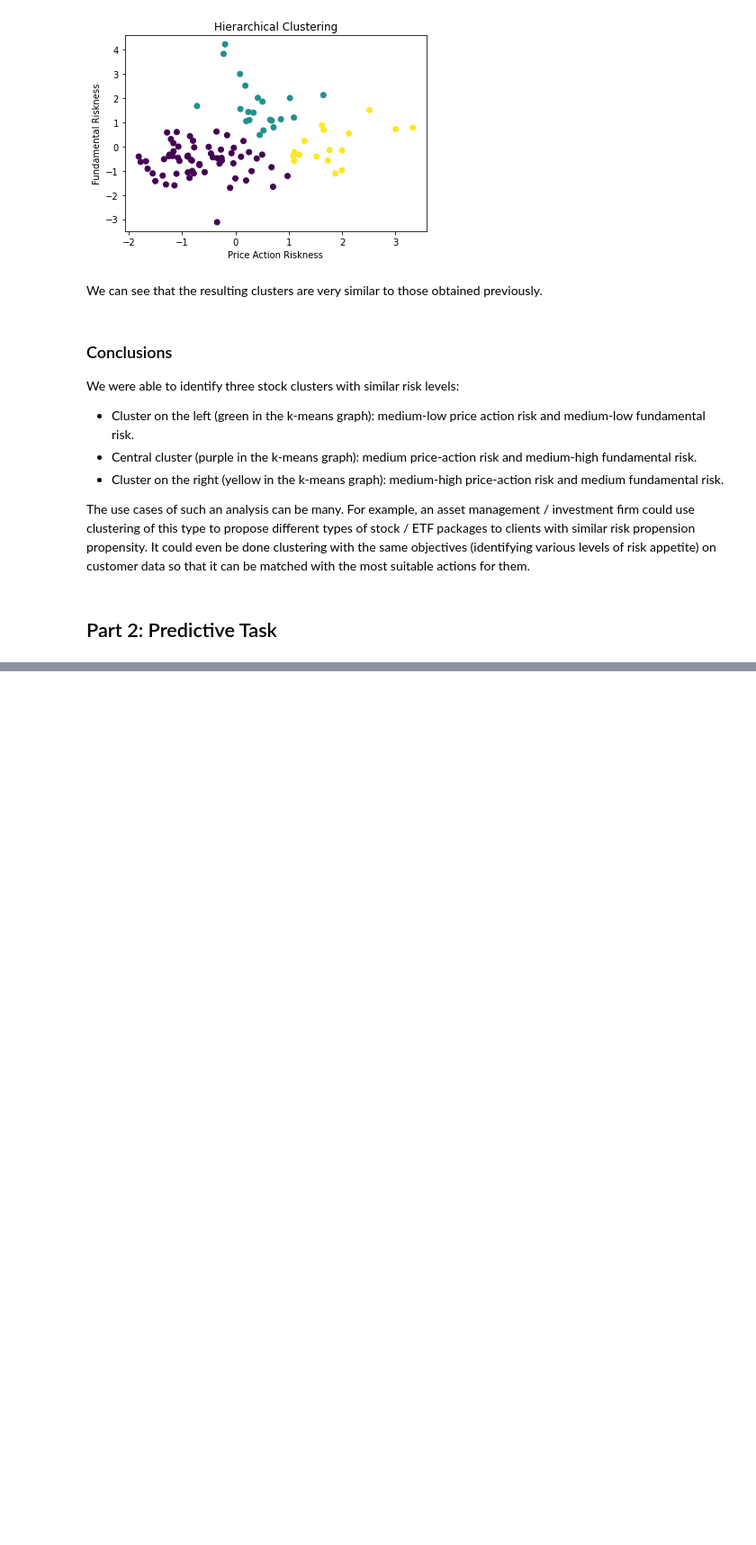
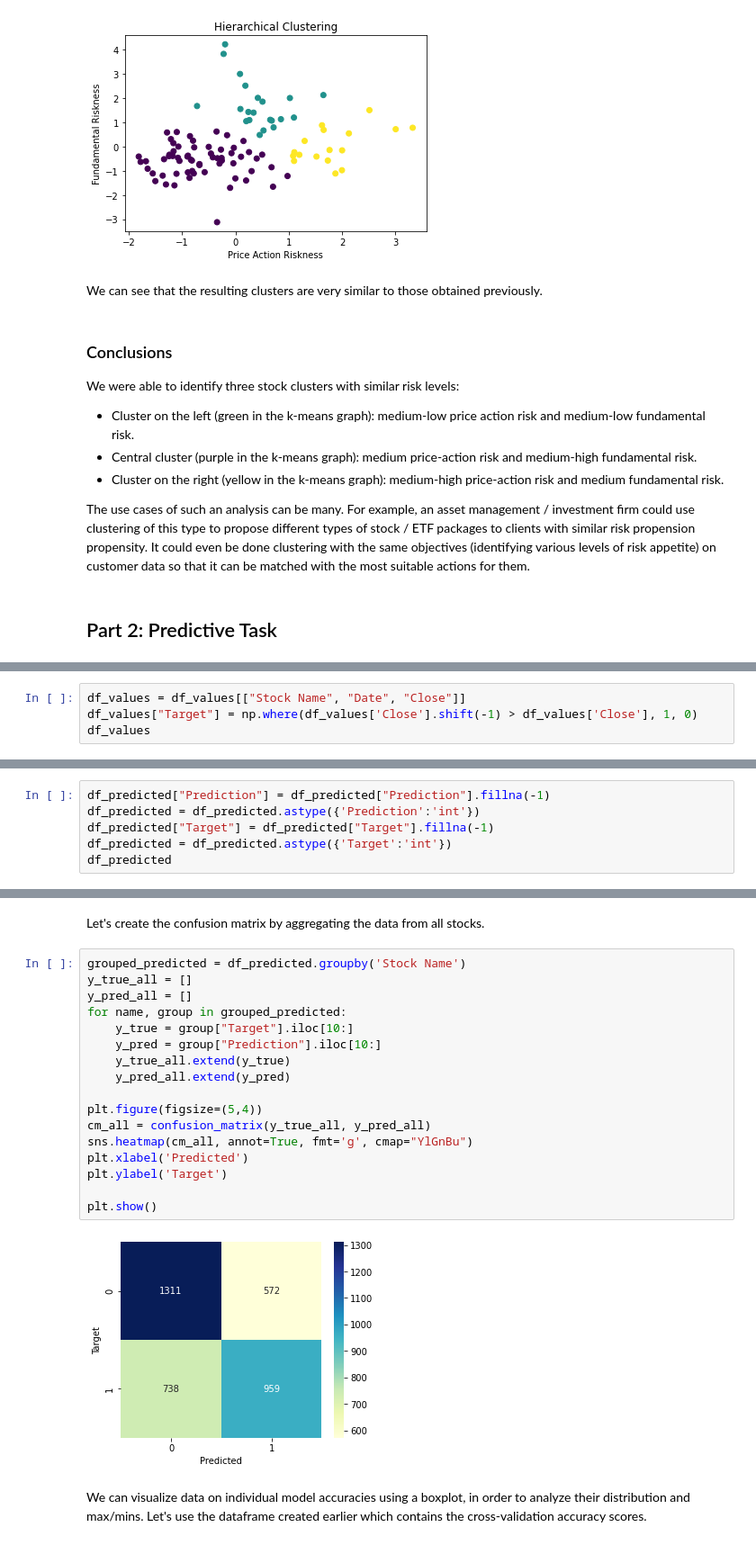
Before and after one commit to nicolasguarini/stocks-ai-analysis, a Jupyter notebook: notebook.ipynb, the cells around one changed output, grey strips where cells are left out. Shown at 90% size. Saved outputs shown, nothing was run; the diff lists cells and outputs as text; blank space fills up the shorter version.

```diff
--- a/notebook.ipynb
+++ b/notebook.ipynb
@@ -542,0 +586,4 @@ The use cases of such an analysis can be many. For example, an asset management
+# %%
+df_values = df_values[["Stock Name", "Date", "Close"]]
+df_values["Target"] = np.where(df_values['Close'].shift(-1) > df_values['Close'], 1, 0)
+df_values
@@ -542,0 +668,6 @@ The use cases of such an analysis can be many. For example, an asset management
+# %%
+df_predicted["Prediction"] = df_predicted["Prediction"].fillna(-1)
+df_predicted = df_predicted.astype({'Prediction':'int'})
+df_predicted["Target"] = df_predicted["Target"].fillna(-1)
+df_predicted = df_predicted.astype({'Target':'int'})
+df_predicted
@@ -542,0 +688,23 @@ The use cases of such an analysis can be many. For example, an asset management
+# %% [markdown]
+Let's create the confusion matrix by aggregating the data from all stocks.
+# %%
+grouped_predicted = df_predicted.groupby('Stock Name')
+y_true_all = []
+y_pred_all = []
+for name, group in grouped_predicted:
+    y_true = group["Target"].iloc[10:]
+    y_pred = group["Prediction"].iloc[10:]
+    y_true_all.extend(y_true)
+    y_pred_all.extend(y_pred)
+
+plt.figure(figsize=(5,4))
+cm_all = confusion_matrix(y_true_all, y_pred_all)
+sns.heatmap(cm_all, annot=True, fmt='g', cmap="YlGnBu")
+plt.xlabel('Predicted')
+plt.ylabel('Target')
+
+plt.show()
+# %% [output]
+[figure, added]
+# %% [markdown]
+We can visualize data on individual model accuracies using a boxplot, in order to analyze their distribution and max/mins. Let's use the dataframe created earlier which contains the cross-validation accuracy scores.
```
Also changed, not shown: parts of 73 cells of this notebook, 2 other files.
